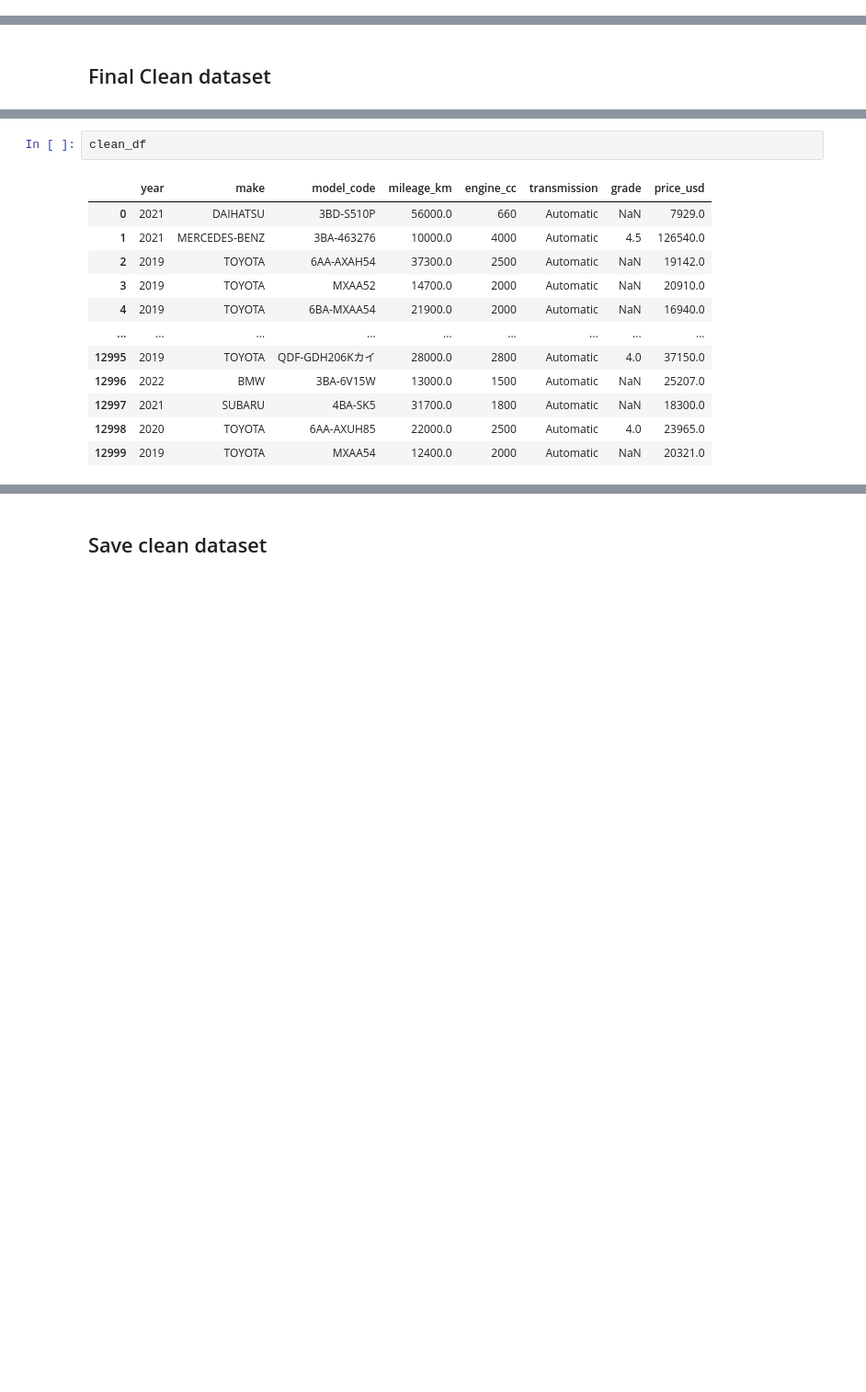
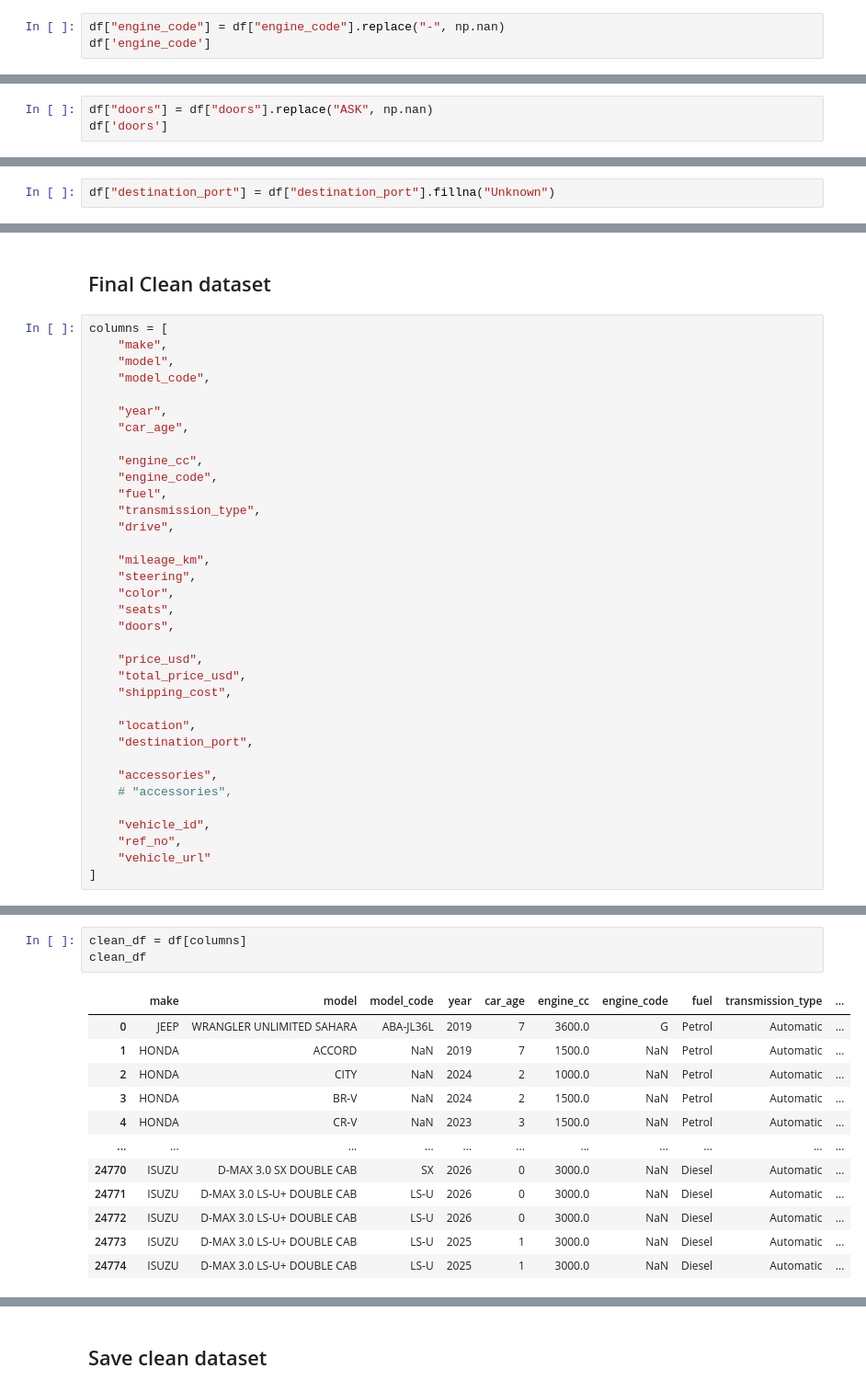
Before and after one commit to sirsona/japan-car-import, a Jupyter notebook: notebooks/01_cleaning.ipynb, the cells around one changed output, grey strips where cells are left out. Shown at 92% size. Cells and saved outputs as stored; diff of their text form; blank space fills up the shorter version.

Commit message:
data: clean preprocess raw car dataset

```diff
--- a/notebooks/01_cleaning.ipynb
+++ b/notebooks/01_cleaning.ipynb
@@ -296,0 +586,3 @@ Name: price_usd, Length: 13000, dtype: float64
+# %%
+df["engine_code"] = df["engine_code"].replace("-", np.nan)
+df['engine_code']
@@ -296,0 +669,3 @@ Name: price_usd, Length: 13000, dtype: float64
+# %%
+df["doors"] = df["doors"].replace("ASK", np.nan)
+df['doors']
@@ -296,0 +728,2 @@ Name: price_usd, Length: 13000, dtype: float64
+# %%
+df["destination_port"] = df["destination_port"].fillna("Unknown")
@@ -297,3 +752,38 @@ Name: price_usd, Length: 13000, dtype: float64
 # %% [markdown]
 ## Final Clean dataset
+# %%
+columns = [
+    "make",
+    "model",
+    "model_code",
+
+    "year",
+    "car_age",
+
+    "engine_cc",
+    "engine_code",
+    "fuel",
+    "transmission_type",
+    "drive",
+
+    "mileage_km",
+    "steering",
+    "color",
+    "seats",
+    "doors",
+
+    "price_usd",
+    "total_price_usd",
+    "shipping_cost",
+
+    "location",
+    "destination_port",
+
+    "accessories",
+    # "accessories",
+
+    "vehicle_id",
+    "ref_no",
+    "vehicle_url"
+]
 # %%
@@ -310,15 +823,16 @@ clean_df = df[[
 # %%
+clean_df = df[columns]
 clean_df
 # %% [output]
-|  | year | make | model_code | mileage_km | engine_cc | transmission | grade | price_usd |
-| 0 | 2021 | DAIHATSU | 3BD-S510P | 56000.0 | 660 | Automatic | NaN | 7929.0 |
-| 1 | 2021 | MERCEDES-BENZ | 3BA-463276 | 10000.0 | 4000 | Automatic | 4.5 | 126540.0 |
-| 2 | 2019 | TOYOTA | 6AA-AXAH54 | 37300.0 | 2500 | Automatic | NaN | 19142.0 |
-| 3 | 2019 | TOYOTA | MXAA52 | 14700.0 | 2000 | Automatic | NaN | 20910.0 |
-| 4 | 2019 | TOYOTA | 6BA-MXAA54 | 21900.0 | 2000 | Automatic | NaN | 16940.0 |
-| ... | ... | ... | ... | ... | ... | ... | ... | ... |
-| 12995 | 2019 | TOYOTA | QDF-GDH206Kカイ | 28000.0 | 2800 | Automatic | 4.0 | 37150.0 |
-| 12996 | 2022 | BMW | 3BA-6V15W | 13000.0 | 1500 | Automatic | NaN | 25207.0 |
-| 12997 | 2021 | SUBARU | 4BA-SK5 | 31700.0 | 1800 | Automatic | NaN | 18300.0 |
-| 12998 | 2020 | TOYOTA | 6AA-AXUH85 | 22000.0 | 2500 | Automatic | 4.0 | 23965.0 |
-| 12999 | 2019 | TOYOTA | MXAA54 | 12400.0 | 2000 | Automatic | NaN | 20321.0 |
+|  | make | model | model_code | year | car_age | engine_cc | engine_code | fuel | transmission_type | ... |
+| 0 | JEEP | WRANGLER UNLIMITED SAHARA | ABA-JL36L | 2019 | 7 | 3600.0 | G | Petrol | Automatic | ... |
+| 1 | HONDA | ACCORD | NaN | 2019 | 7 | 1500.0 | NaN | Petrol | Automatic | ... |
+| 2 | HONDA | CITY | NaN | 2024 | 2 | 1000.0 | NaN | Petrol | Automatic | ... |
+| 3 | HONDA | BR-V | NaN | 2024 | 2 | 1500.0 | NaN | Petrol | Automatic | ... |
+| 4 | HONDA | CR-V | NaN | 2023 | 3 | 1500.0 | NaN | Petrol | Automatic | ... |
+| ... | ... | ... | ... | ... | ... | ... | ... | ... | ... | ... |
+| 24770 | ISUZU | D-MAX 3.0 SX DOUBLE CAB | SX | 2026 | 0 | 3000.0 | NaN | Diesel | Automatic | ... |
+| 24771 | ISUZU | D-MAX 3.0 LS-U+ DOUBLE CAB | LS-U | 2026 | 0 | 3000.0 | NaN | Diesel | Automatic | ... |
+| 24772 | ISUZU | D-MAX 3.0 LS-U+ DOUBLE CAB | LS-U | 2026 | 0 | 3000.0 | NaN | Diesel | Automatic | ... |
+| 24773 | ISUZU | D-MAX 3.0 LS-U+ DOUBLE CAB | LS-U | 2025 | 1 | 3000.0 | NaN | Diesel | Automatic | ... |
+| 24774 | ISUZU | D-MAX 3.0 LS-U+ DOUBLE CAB | LS-U | 2025 | 1 | 3000.0 | NaN | Diesel | Automatic | ... |
```
Also changed, not shown: parts of 85 cells of this notebook.
